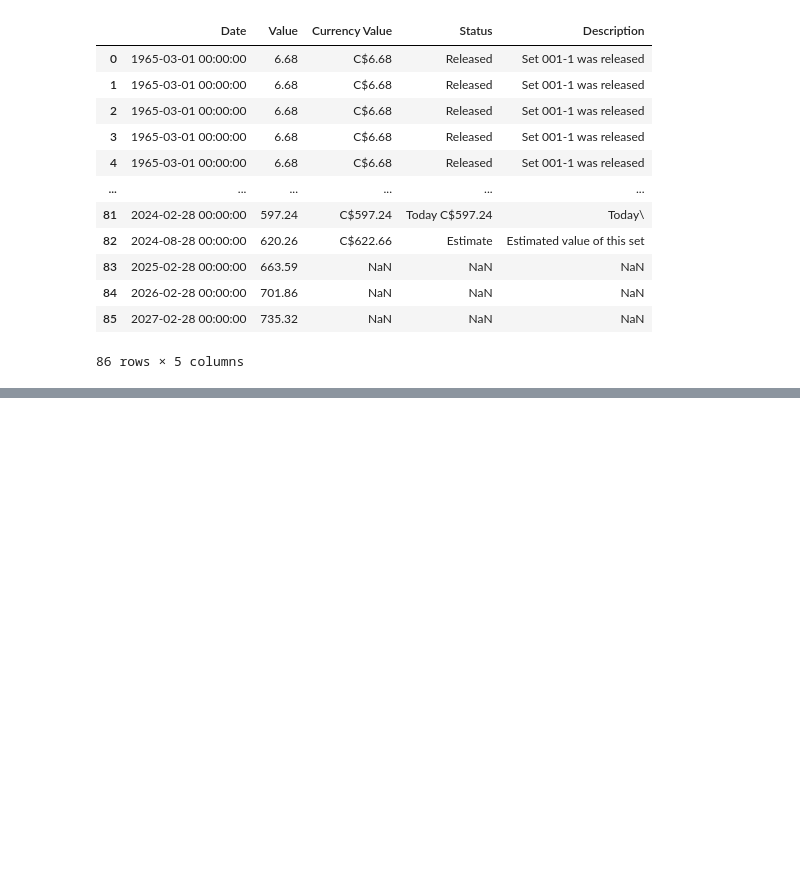
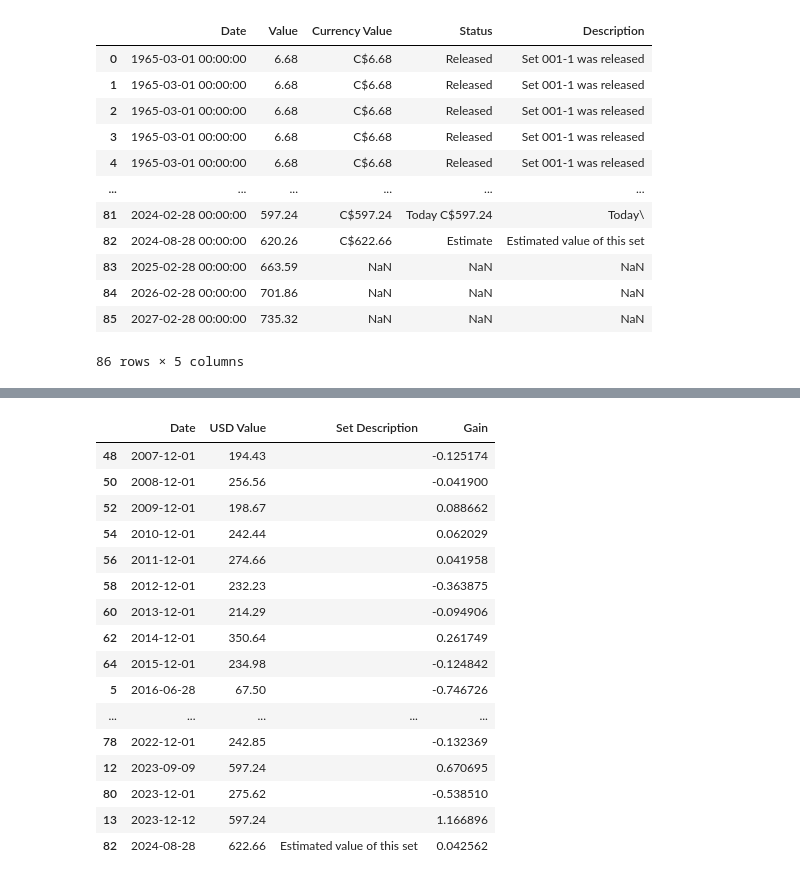
Before and after one commit to AlgoETS/LegosTracker, a Jupyter notebook: analyse.ipynb, the cells around one changed output, grey strips where cells are left out. Cells and saved outputs as stored; diff of their text form; code cells hidden in the pictures; blank space fills up the shorter version.

```diff
--- a/analyse.ipynb
+++ b/analyse.ipynb
@@ -188,0 +199,28 @@ plt.show()
+# %%
+# sort by date
+df_0011.sort_values(by=['Date'], inplace=True)
+
+# calculate gain per year
+df_0011['Gain'] = df_0011.groupby(df_0011['Date'].dt.year)['USD Value'].pct_change()
+
+df_0011.dropna(subset=['Gain'], inplace=True)
+
+df_0011
+# %% [output]
+|  | Date | USD Value | Set Description | Gain |
+| 48 | 2007-12-01 | 194.43 |  | -0.125174 |
+| 50 | 2008-12-01 | 256.56 |  | -0.041900 |
+| 52 | 2009-12-01 | 198.67 |  | 0.088662 |
+| 54 | 2010-12-01 | 242.44 |  | 0.062029 |
+| 56 | 2011-12-01 | 274.66 |  | 0.041958 |
+| 58 | 2012-12-01 | 232.23 |  | -0.363875 |
+| 60 | 2013-12-01 | 214.29 |  | -0.094906 |
+| 62 | 2014-12-01 | 350.64 |  | 0.261749 |
+| 64 | 2015-12-01 | 234.98 |  | -0.124842 |
+| 5 | 2016-06-28 | 67.50 |  | -0.746726 |
+| ... | ... | ... | ... | ... |
+| 78 | 2022-12-01 | 242.85 |  | -0.132369 |
+| 12 | 2023-09-09 | 597.24 |  | 0.670695 |
+| 80 | 2023-12-01 | 275.62 |  | -0.538510 |
+| 13 | 2023-12-12 | 597.24 |  | 1.166896 |
+| 82 | 2024-08-28 | 622.66 | Estimated value of this set | 0.042562 |
```
Also changed, not shown: parts of 5 cells of this notebook.
